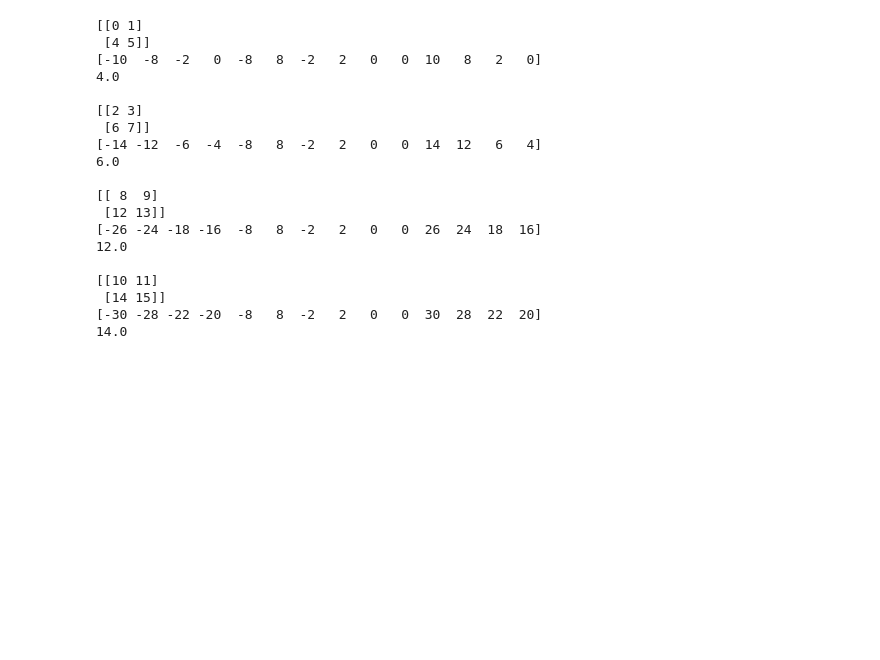
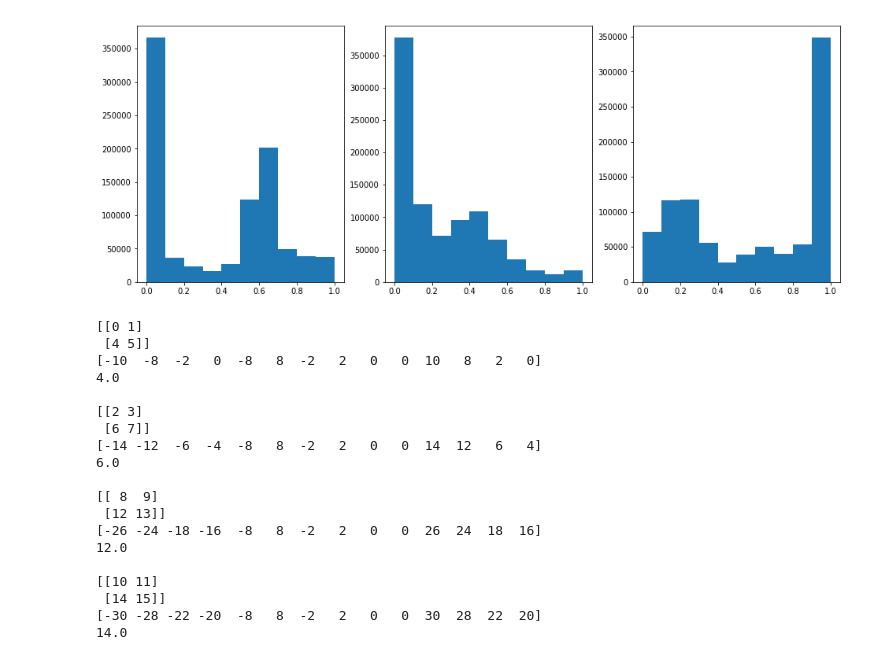
Before and after one commit to sedthh/pyxelate, a Jupyter notebook: Test2.ipynb, the cells around one changed output. Drawn from its saved outputs; the diff is of its cells as text; code cells hidden in the pictures; blank space fills up the shorter version.

```diff
--- a/Test2.ipynb
+++ b/Test2.ipynb
@@ -109,3 +110,10 @@ axes[1].imshow(pyxelate(img, 8, 3))
+# %%
+img = rgb2hsv(img)
+_, axes = plt.subplots(1, 3, figsize=(16, 6))
+for i in range(3):
+    axes[i].hist(img[:, :, i].ravel(), color=[])
+# %% [output]
+[figure, added]
 # %%
 a = np.arange(0, 4*4).reshape(4, 4)
 #print(a)
```
Also changed, not shown: parts of 3 cells of this notebook.
